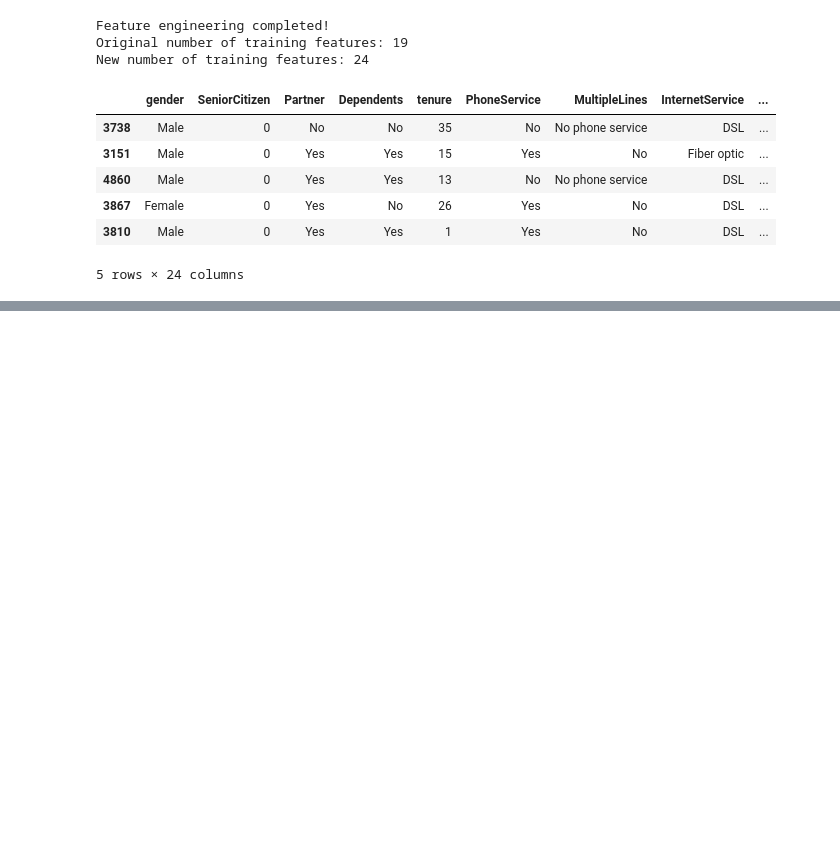
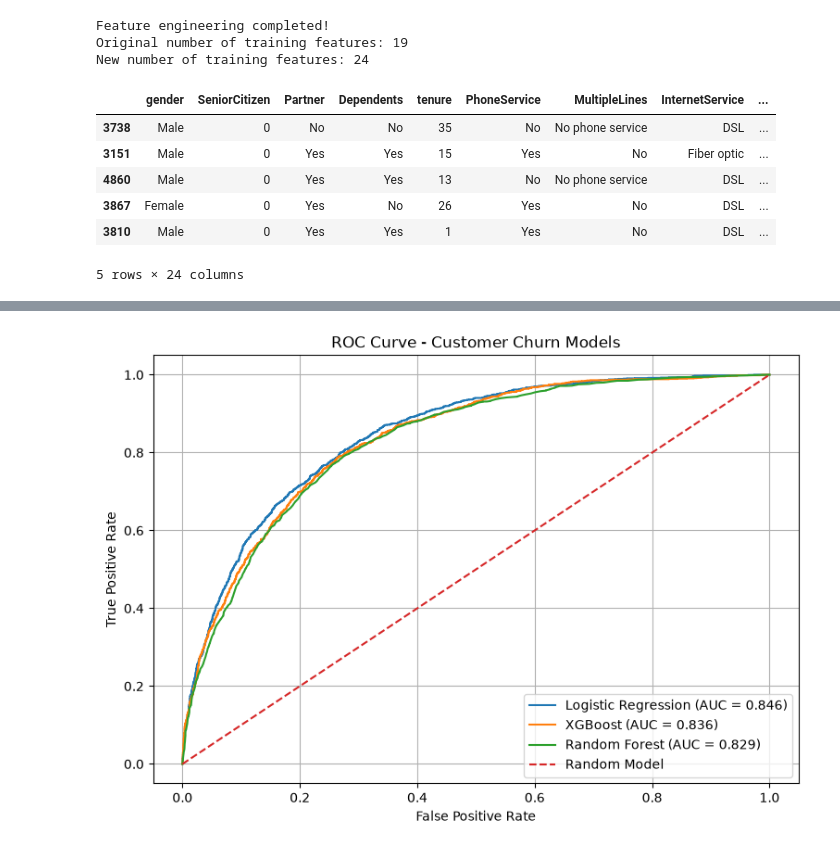
Before and after one commit to peddapalleveeraraghunathreddy-lab/ml_week_task, a Jupyter notebook: notebooks/customer_churn.ipynb, the cells around one changed output, grey strips where cells are left out. Cells and saved outputs as stored; diff of their text form; code cells hidden in the pictures; blank space fills up the shorter version.

Commit message:
Complete customer churn prediction project

```diff
--- a/notebooks/customer_churn.ipynb
+++ b/notebooks/customer_churn.ipynb
@@ -250,0 +451,7 @@ New number of training features: 24
+# %%
+negative_count = (y_train == 0).sum()
+positive_count = (y_train == 1).sum()
+
+scale_pos_weight = negative_count / positive_count
+
+print("Scale positive weight:", scale_pos_weight)
@@ -250,0 +472,7 @@ New number of training features: 24
+# %%
+xgb_pipeline = Pipeline(steps=[
+    ("preprocessor", preprocessor),
+    ("classifier", xgb_model)
+])
+# %%
+xgb_pipeline.fit(X_train_fe, y_train)
@@ -250,0 +521,6 @@ New number of training features: 24
+# %%
+for name in globals():
+    if any(word in name.lower() for word in [
+        "logistic", "lr", "random", "forest", "rf"
+    ]):
+        print(name)
@@ -250,0 +756,44 @@ New number of training features: 24
+# %%
+import matplotlib.pyplot as plt
+from sklearn.model_selection import cross_val_predict
+from sklearn.metrics import roc_curve, auc
+
+plt.figure(figsize=(9, 6))
+
+for name, model in final_models.items():
+
+    # Get cross-validated probabilities
+    probabilities = cross_val_predict(
+        model,
+        X_train_fe,
+        y_train,
+        cv=5,
+        method="predict_proba",
+        n_jobs=1
+    )[:, 1]
+
+    # Calculate ROC curve
+    fpr, tpr, thresholds = roc_curve(
+        y_train,
+        probabilities
+    )
+
+    roc_auc = auc(fpr, tpr)
+
+    plt.plot(
+        fpr,
+        tpr,
+        label=f"{name} (AUC = {roc_auc:.3f})"
+    )
+
+# Random guessing reference line
+plt.plot([0, 1], [0, 1], linestyle="--", label="Random Model")
+
+plt.xlabel("False Positive Rate")
+plt.ylabel("True Positive Rate")
+plt.title("ROC Curve - Customer Churn Models")
+plt.legend()
+plt.grid()
+plt.show()
+# %% [output]
+[figure, added]
```
Also changed, not shown: parts of 42 cells of this notebook, 6 other files.
